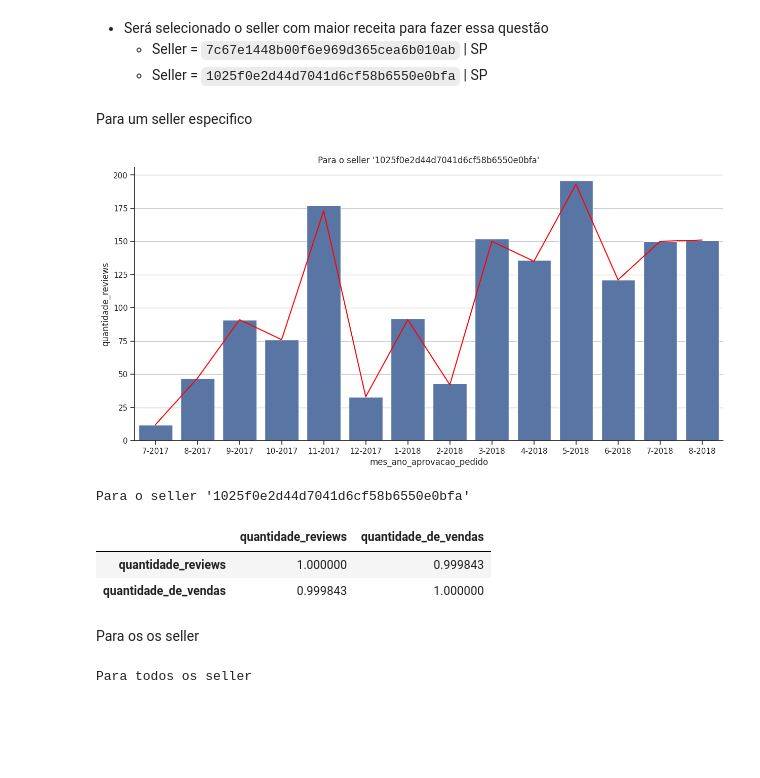
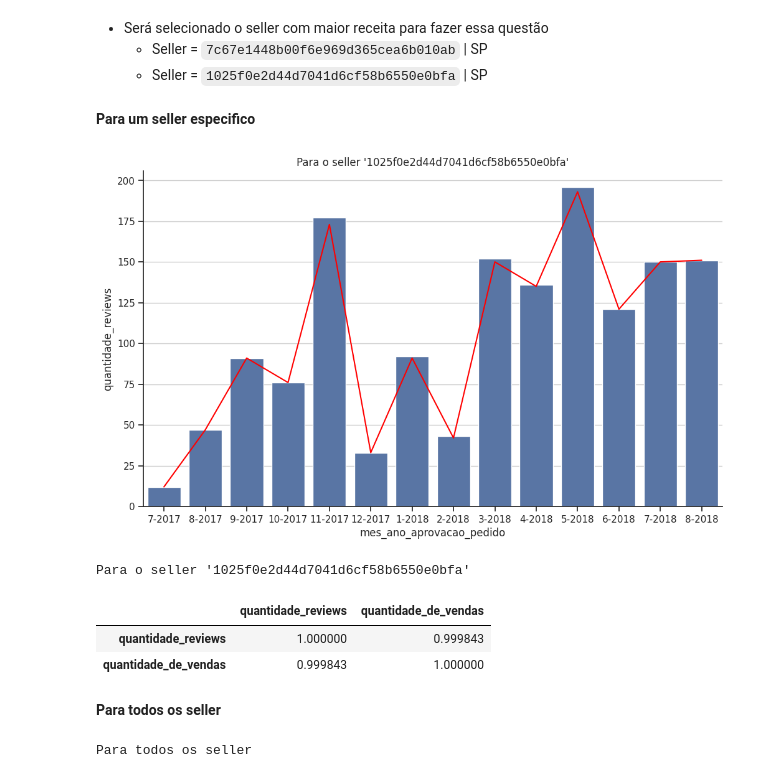
Before and after one commit to kaladabrio2020/Compass.Uol.DataScience, a Jupyter notebook: Sprint 01/ProjetoSprint01/ProjetoSprint01.ipynb, the cells around one changed output. Saved outputs shown, nothing was run; the diff lists cells and outputs as text; code cells hidden in the pictures; blank space fills up the shorter version.

```diff
--- a/Sprint 01/ProjetoSprint01/ProjetoSprint01.ipynb
+++ b/Sprint 01/ProjetoSprint01/ProjetoSprint01.ipynb
@@ -1062,20 +1252,20 @@ SELECT  CONCAT(month(order_approved_at), '-', year(order_approved_at)) AS mes_an
             year(order_approved_at), month(order_approved_at);
 '''
 # %% [markdown]
-Para um seller especifico
+**Para um seller especifico**
 # %%
 quantidade = spark.sql(query.format("se.seller_id = '1025f0e2d44d7041d6cf58b6550e0bfa'  AND")).toPandas()
 # %%
-plt.figure(figsize=(15,7))
+plt.figure(figsize=(12,7))
 plt.title("Para o seller '1025f0e2d44d7041d6cf58b6550e0bfa'")
 sea.lineplot(quantidade, x='mes_ano_aprovacao_pedido', y='quantidade_reviews', color='red', markers=True)
 sea.barplot(quantidade, x='mes_ano_aprovacao_pedido', y='quantidade_de_vendas')
 plt.gca().spines[['top','right']].set_visible(False)
 plt.gca().set_axisbelow(True)
 plt.gca().grid(True, axis='y')
 plt.show()
 # %% [output]
-[figure, old version]
+[figure, new version]
 # %%
 print("Para o seller '1025f0e2d44d7041d6cf58b6550e0bfa'")
 quantidade.iloc[:,1:].corr()
@@ -1084,8 +1274,8 @@ Para o seller '1025f0e2d44d7041d6cf58b6550e0bfa'
 |  | quantidade_reviews | quantidade_de_vendas |
 | quantidade_reviews | 1.000000 | 0.999843 |
 | quantidade_de_vendas | 0.999843 | 1.000000 |
-# %% [markdown]
-Para os os seller
+# %% [markdown]
+**Para todos os seller**
 # %%
 todosSeller = spark.sql(query.format('\t')).toPandas()
 # %%
```
Also changed, not shown: parts of 61 cells of this notebook, 1 other file.
